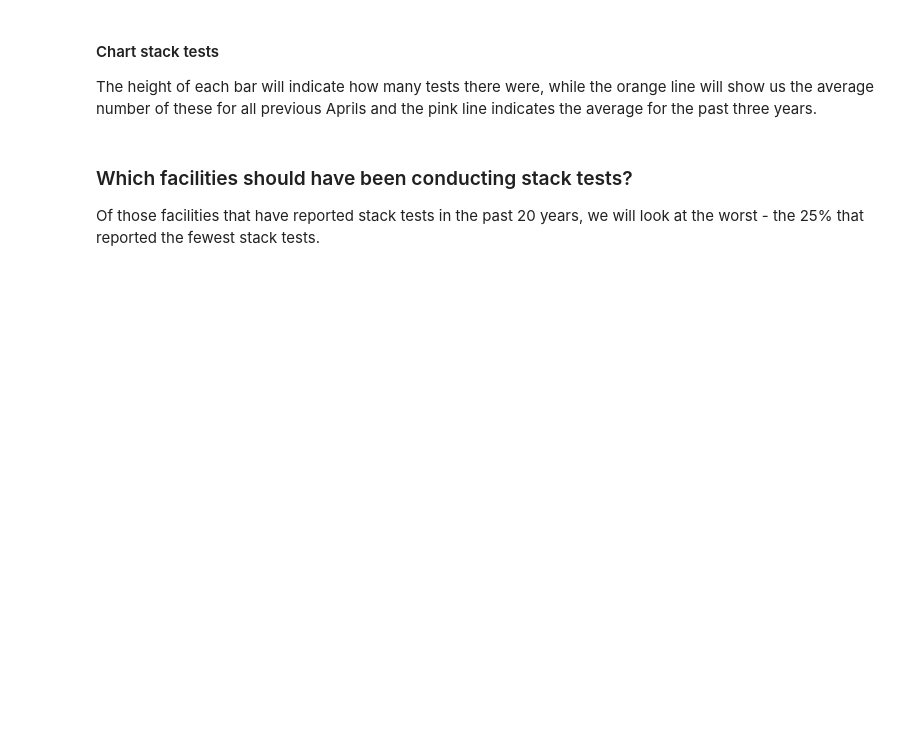
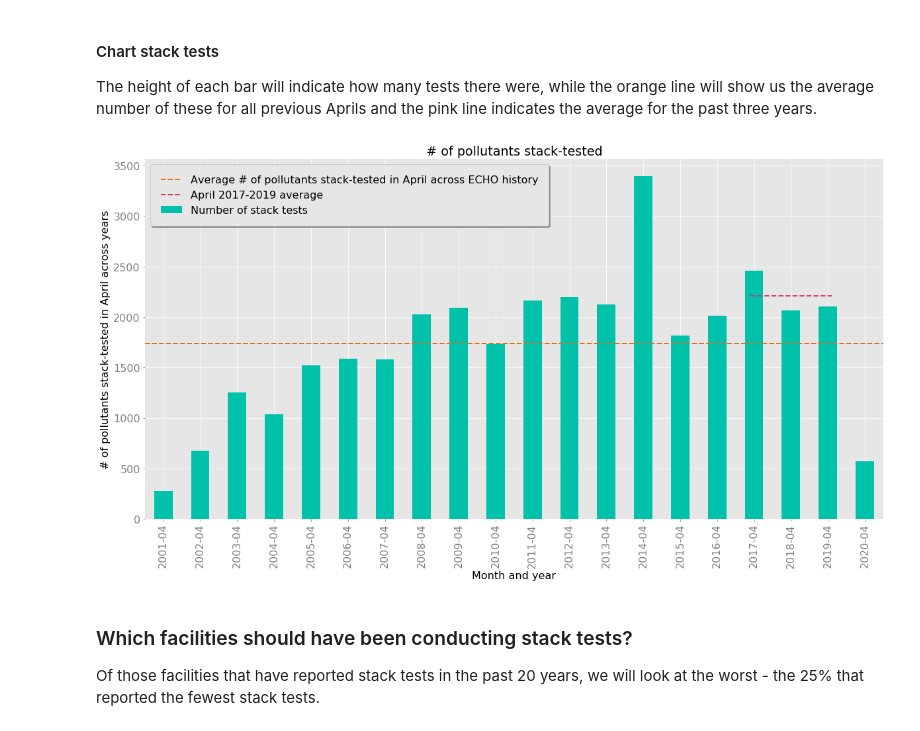
Before and after one commit to edgi-govdata-archiving/ECHO-COVID19, a Jupyter notebook: ECHO-COVID19.ipynb, the cells around one changed output. Saved outputs shown, nothing was run; the diff lists cells and outputs as text; code cells hidden in the pictures; blank space fills up the shorter version.

```diff
--- a/ECHO-COVID19.ipynb
+++ b/ECHO-COVID19.ipynb
@@ -60,19 +77,0 @@ import ipywidgets as widgets
-# %%
-# Set up some default parameters for graphing
-from matplotlib import cycler
-colour = "#00C2AB" # The default colour for the barcharts
-colors = cycler('color',
-                ['#4FBBA9', '#E56D13', '#D43A69',
-                 '#25539f', '#88BB44', '#FFBBBB'])
-plt.rc('axes', facecolor='#E6E6E6', edgecolor='none',
-       axisbelow=True, grid=True, prop_cycle=colors)
-plt.rc('grid', color='w', linestyle='solid')
-plt.rc('xtick', direction='out', color='gray')
-plt.rc('ytick', direction='out', color='gray')
-plt.rc('patch', edgecolor='#E6E6E6')
-plt.rc('lines', linewidth=2)
-font = {'family' : 'DejaVu Sans',
-        'weight' : 'normal',
-        'size'   : 16}
-plt.rc('font', **font)
-plt.rc('legend', fancybox = True, framealpha=1, shadow=True, borderpad=1)
@@ -161,13 +109,7 @@ In addition, we will only look at data post-2000, as EPA notes that its data sys
 # %%
 # Use SQL to search for and select the data about air stack tests for the month you chose over the past 20 years
 sql = "select * from `ICIS-AIR_STACK_TESTS` where ACTUAL_END_DATE like '"+mnth+"/%'"
-url='http://apps.tlt.stonybrook.edu/echoepa/?query='
-# Get the URL for your search result
-data_location=url+urllib.parse.quote(sql)
-
-# Download the data from that URL
-stack_data = pd.read_csv(data_location,encoding='iso-8859-1',header = 0)
-stack_data.set_index("pgm_sys_id", inplace=True)
+stack_data = get_data( sql, 'pgm_sys_id' )
 
 # This is your data!
 stack_data
@@ -176,8 +133,11 @@ stack_data
 
 The height of each bar will indicate how many tests there were, while the orange line will show us the average number of these for all previous Aprils and the pink line indicates the average for the past three years.
 # %%
-charter(stack_data, 'ACTUAL_END_DATE', "%m/%d/%Y", 'STATE_EPA_FLAG',
-        "Number of stack tests", "air_monitoring.csv", "# of pollutants stack-tested", "count")
+charter(stack_data, 'ACTUAL_END_DATE', "%m/%d/%Y", mnth, mnth_name, 'STATE_EPA_FLAG',
+        "Number of stack tests", "air_monitoring.csv", "# of pollutants stack-tested",
+        "count")
+# %% [output]
+[figure, added]
 # %% [markdown]
 ### Which facilities should have been conducting stack tests?
 Of those facilities that have reported stack tests in the past 20 years, we will look at the worst - the 25% that reported the fewest stack tests.
```
Also changed, not shown: parts of 10 cells of this notebook, 1 other file.
